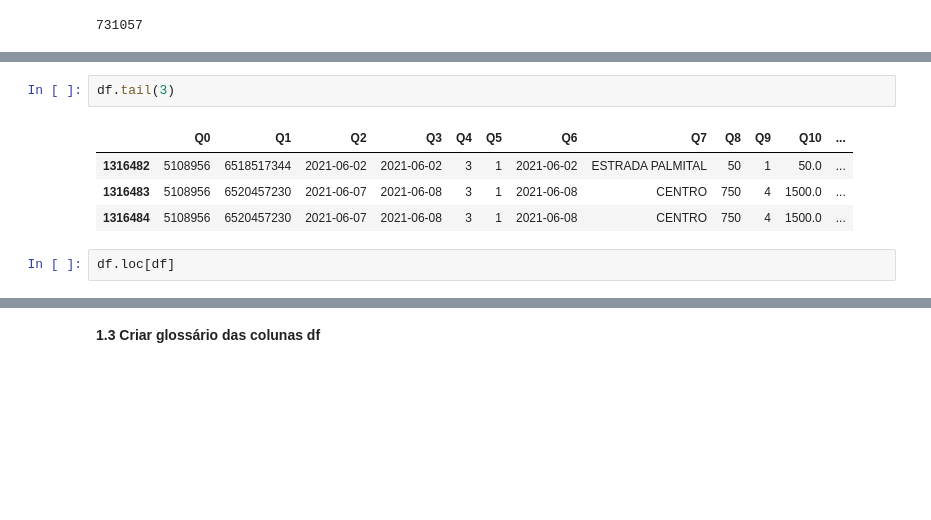
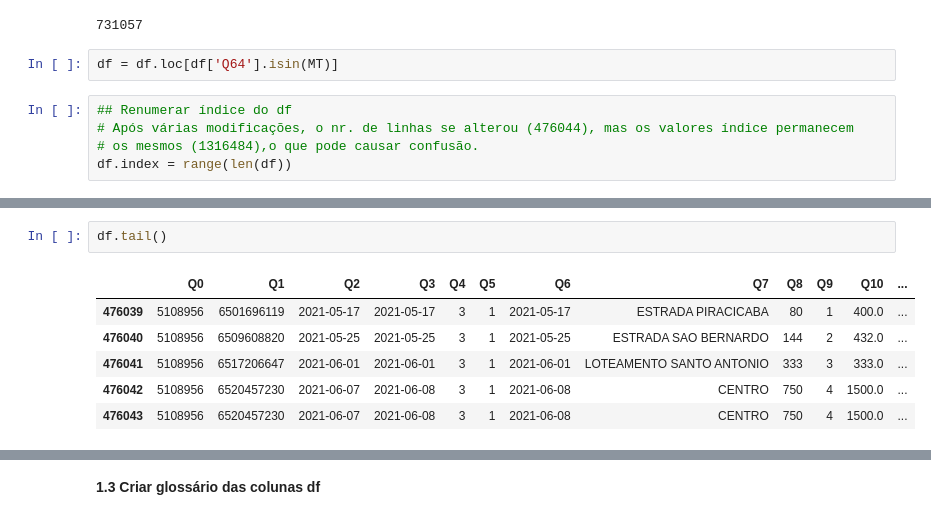
Before and after one commit to fernandovieira1/os_240-2021_setasc, a Jupyter notebook: analise_os.ipynb, the cells around one changed output, grey strips where cells are left out. Drawn from its saved outputs; the diff is of its cells as text; blank space fills up the shorter version.

```diff
--- a/analise_os.ipynb
+++ b/analise_os.ipynb
@@ -168,3 +160,10 @@ MT
 len(df)
 # %% [output]
 731057
+# %%
+df = df.loc[df['Q64'].isin(MT)]
+# %%
+## Renumerar índice do df
+# Após várias modificações, o nr. de linhas se alterou (476044), mas os valores índice permanecem
+# os mesmos (1316484),o que pode causar confusão.
+df.index = range(len(df))
@@ -171,9 +179,9 @@ len(df)
 # %%
-df.tail(3)
+df.tail()
 # %% [output]
 |  | Q0 | Q1 | Q2 | Q3 | Q4 | Q5 | Q6 | Q7 | Q8 | Q9 | Q10 | ... |
-| 1316482 | 5108956 | 6518517344 | 2021-06-02 | 2021-06-02 | 3 | 1 | 2021-06-02 | ESTRADA PALMITAL | 50 | 1 | 50.0 | ... |
-| 1316483 | 5108956 | 6520457230 | 2021-06-07 | 2021-06-08 | 3 | 1 | 2021-06-08 | CENTRO | 750 | 4 | 1500.0 | ... |
-| 1316484 | 5108956 | 6520457230 | 2021-06-07 | 2021-06-08 | 3 | 1 | 2021-06-08 | CENTRO | 750 | 4 | 1500.0 | ... |
+| 476039 | 5108956 | 6501696119 | 2021-05-17 | 2021-05-17 | 3 | 1 | 2021-05-17 | ESTRADA PIRACICABA | 80 | 1 | 400.0 | ... |
+| 476040 | 5108956 | 6509608820 | 2021-05-25 | 2021-05-25 | 3 | 1 | 2021-05-25 | ESTRADA SAO BERNARDO | 144 | 2 | 432.0 | ... |
+| 476041 | 5108956 | 6517206647 | 2021-06-01 | 2021-06-01 | 3 | 1 | 2021-06-01 | LOTEAMENTO SANTO ANTONIO | 333 | 3 | 333.0 | ... |
+| 476042 | 5108956 | 6520457230 | 2021-06-07 | 2021-06-08 | 3 | 1 | 2021-06-08 | CENTRO | 750 | 4 | 1500.0 | ... |
+| 476043 | 5108956 | 6520457230 | 2021-06-07 | 2021-06-08 | 3 | 1 | 2021-06-08 | CENTRO | 750 | 4 | 1500.0 | ... |
-# %%
-df.loc[df]
```
Also changed, not shown: parts of 25 cells of this notebook.
